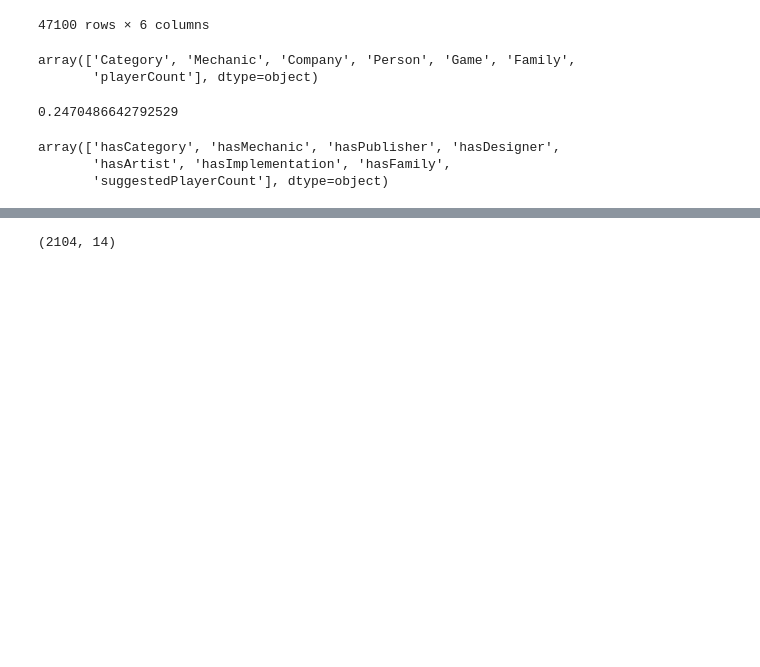
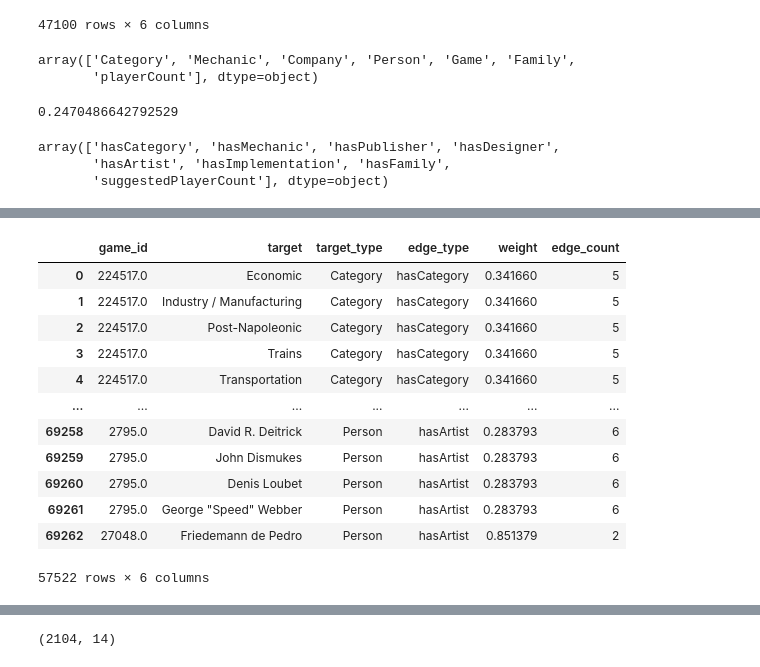
Before and after one commit to c-macmillan/BoardGameRecommender, a Jupyter notebook: notebooks/preprocess.ipynb, the cells around one changed output, grey strips where cells are left out. Drawn from its saved outputs; the diff is of its cells as text; code cells hidden in the pictures; blank space fills up the shorter version.

```diff
--- a/notebooks/preprocess.ipynb
+++ b/notebooks/preprocess.ipynb
@@ -379,3 +414,19 @@ game_info_masked.to_csv("../data/processed/Game_node_processed.csv", index=False
+# %%
+graph_df_masked
+# %% [output]
+|  | game_id | target | target_type | edge_type | weight | edge_count |
+| 0 | 224517.0 | Economic | Category | hasCategory | 0.341660 | 5 |
+| 1 | 224517.0 | Industry / Manufacturing | Category | hasCategory | 0.341660 | 5 |
+| 2 | 224517.0 | Post-Napoleonic | Category | hasCategory | 0.341660 | 5 |
+| 3 | 224517.0 | Trains | Category | hasCategory | 0.341660 | 5 |
+| 4 | 224517.0 | Transportation | Category | hasCategory | 0.341660 | 5 |
+| ... | ... | ... | ... | ... | ... | ... |
+| 69258 | 2795.0 | David R. Deitrick | Person | hasArtist | 0.283793 | 6 |
+| 69259 | 2795.0 | John Dismukes | Person | hasArtist | 0.283793 | 6 |
+| 69260 | 2795.0 | Denis Loubet | Person | hasArtist | 0.283793 | 6 |
+| 69261 | 2795.0 | George "Speed" Webber | Person | hasArtist | 0.283793 | 6 |
+| 69262 | 27048.0 | Friedemann de Pedro | Person | hasArtist | 0.851379 | 2 |
+57522 rows × 6 columns
 # %%
 user_df.to_csv("../data/processed/User_node_processed.csv", index=False)
 # %%
```
Also changed, not shown: parts of 10 cells of this notebook, 1 other file.
